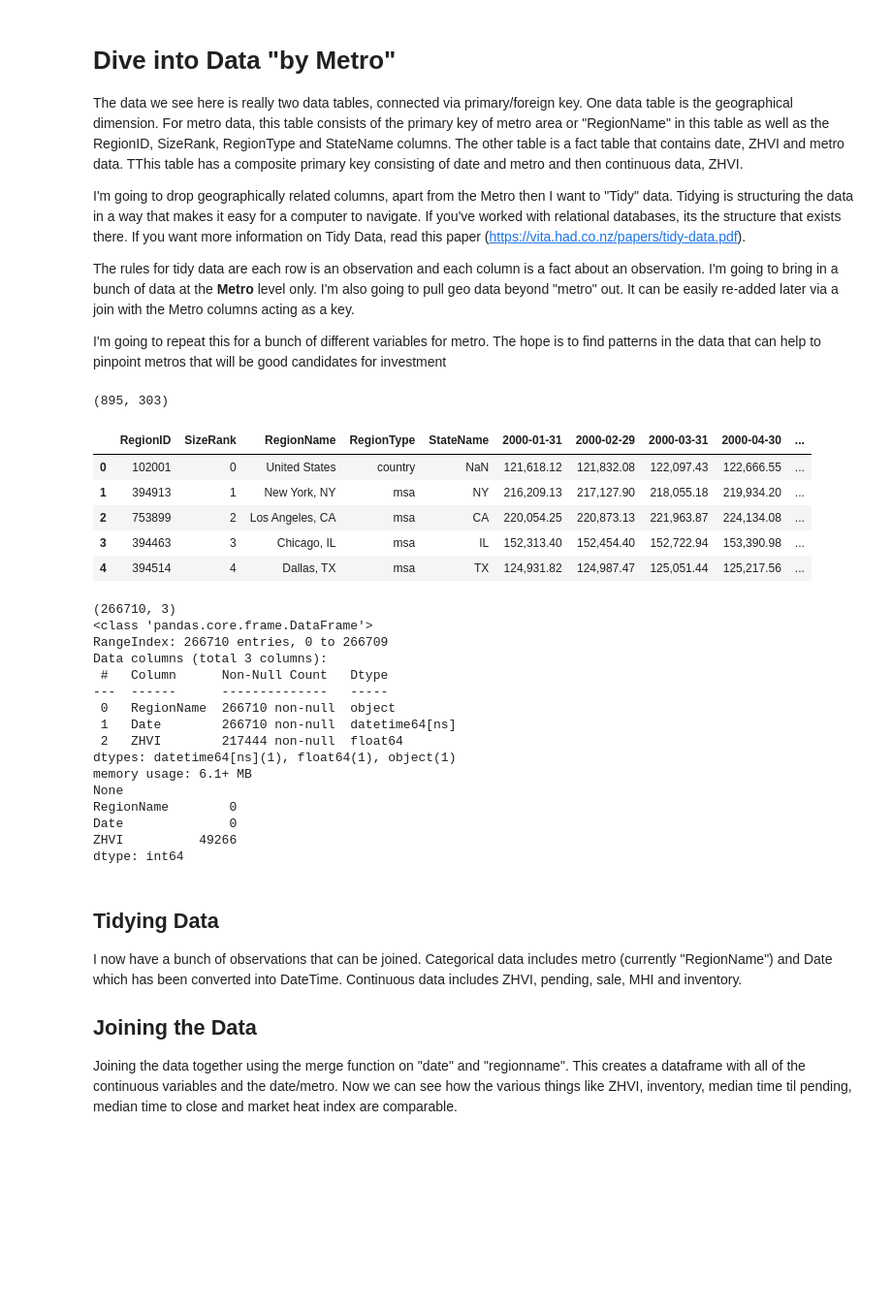
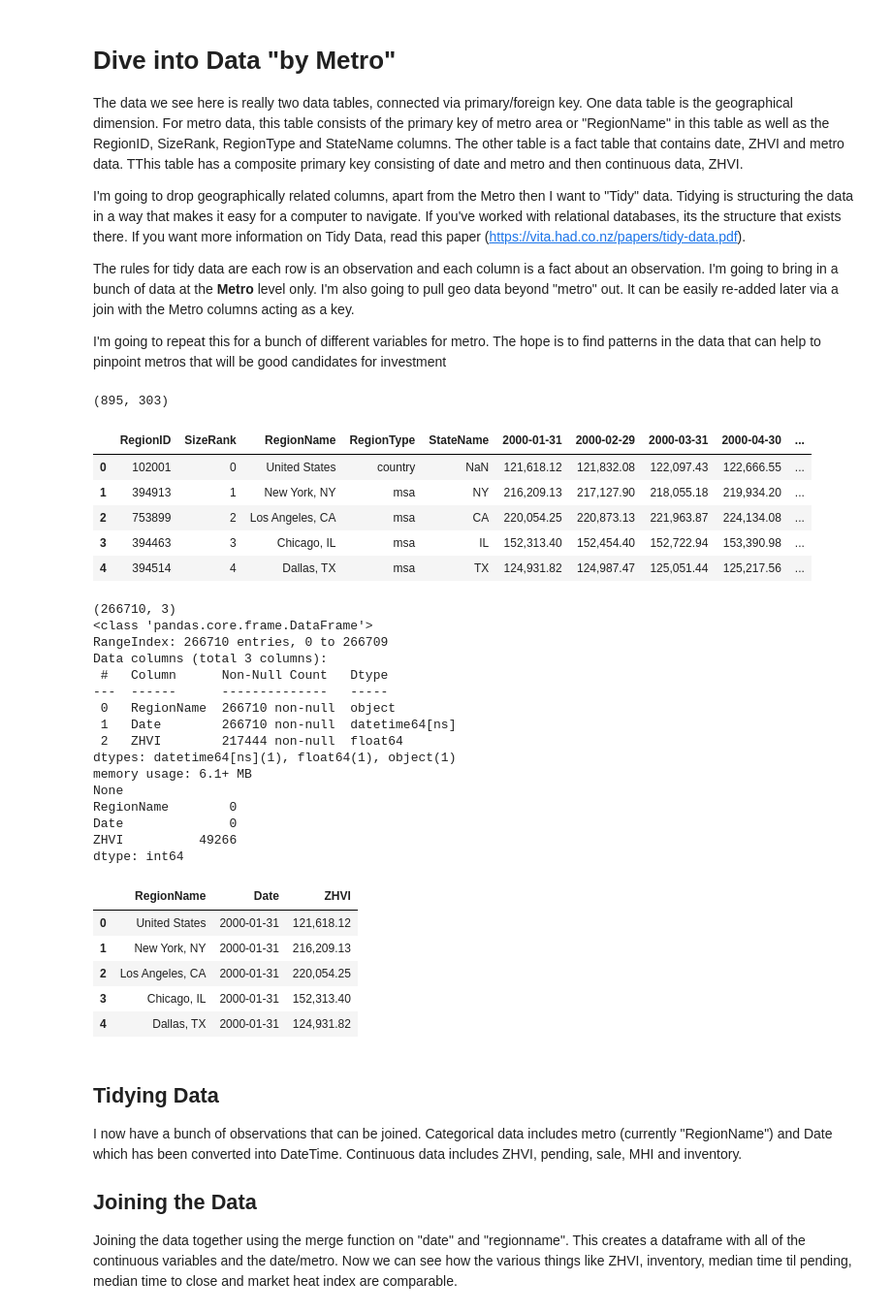
Before and after one commit to YaroslawBagriy/SEIS-631-Final-Project, a Jupyter notebook: Question 3/Question 3.ipynb, the cells around one changed output. Shown at 97% size. Drawn from its saved outputs; the diff is of its cells as text; code cells hidden in the pictures; blank space fills up the shorter version.

```diff
--- a/Question 3/Question 3.ipynb
+++ b/Question 3/Question 3.ipynb
@@ -45,7 +45,7 @@ df_zhvi = df.melt(id_vars = ['RegionName'], var_name = 'Date', value_name = 'ZHV
 print(df_zhvi.shape)
 print(df_zhvi.info())
 print(df_zhvi.isna().sum())
-df_zhvi.head()
+display(df_zhvi.head())
 
 # Inventory
 df = pd.read_csv('https://raw.githubusercontent.com/samkrall/dataprepandanalysis/refs/heads/main/inventory_monthly_all.csv')
@@ -63,33 +63,39 @@ df.drop(columns=['RegionID', 'RegionType', 'StateName', 'SizeRank'], inplace=Tru
 df_close = df.melt(id_vars = ['RegionName'], var_name = 'Date', value_name = 'Med_Close').astype({'Date':'datetime64[ns]'})
 
 # Market Heat Index
 df = pd.read_csv('https://raw.githubusercontent.com/samkrall/dataprepandanalysis/refs/heads/main/market_heat_index.csv')
 df.drop(columns=['RegionID', 'RegionType', 'StateName', 'SizeRank'], inplace=True)
 df_mhi = df.melt(id_vars = ['RegionName'], var_name = 'Date', value_name = 'MHI').astype({'Date':'datetime64[ns]'})
 # %% [output]
 (895, 303)
 |  | RegionID | SizeRank | RegionName | RegionType | StateName | 2000-01-31 | 2000-02-29 | 2000-03-31 | 2000-04-30 | ... |
 | 0 | 102001 | 0 | United States | country | NaN | 121,618.12 | 121,832.08 | 122,097.43 | 122,666.55 | ... |
 | 1 | 394913 | 1 | New York, NY | msa | NY | 216,209.13 | 217,127.90 | 218,055.18 | 219,934.20 | ... |
 | 2 | 753899 | 2 | Los Angeles, CA | msa | CA | 220,054.25 | 220,873.13 | 221,963.87 | 224,134.08 | ... |
 | 3 | 394463 | 3 | Chicago, IL | msa | IL | 152,313.40 | 152,454.40 | 152,722.94 | 153,390.98 | ... |
 | 4 | 394514 | 4 | Dallas, TX | msa | TX | 124,931.82 | 124,987.47 | 125,051.44 | 125,217.56 | ... |
 (266710, 3)
 <class 'pandas.core.frame.DataFrame'>
 RangeIndex: 266710 entries, 0 to 266709
 Data columns (total 3 columns):
  #   Column      Non-Null Count   Dtype
 ---  ------      --------------   -----
  0   RegionName  266710 non-null  object
  1   Date        266710 non-null  datetime64[ns]
  2   ZHVI        217444 non-null  float64
 dtypes: datetime64[ns](1), float64(1), object(1)
 memory usage: 6.1+ MB
 None
 RegionName        0
 Date              0
 ZHVI          49266
 dtype: int64
+|  | RegionName | Date | ZHVI |
+| 0 | United States | 2000-01-31 | 121,618.12 |
+| 1 | New York, NY | 2000-01-31 | 216,209.13 |
+| 2 | Los Angeles, CA | 2000-01-31 | 220,054.25 |
+| 3 | Chicago, IL | 2000-01-31 | 152,313.40 |
+| 4 | Dallas, TX | 2000-01-31 | 124,931.82 |
 # %% [markdown]
 ## Tidying Data
 I now have a bunch of observations that can be joined. Categorical data includes metro (currently "RegionName") and Date which has been converted into DateTime. Continuous data includes ZHVI, pending, sale, MHI and inventory.
```
Also changed, not shown: parts of 6 cells of this notebook.
